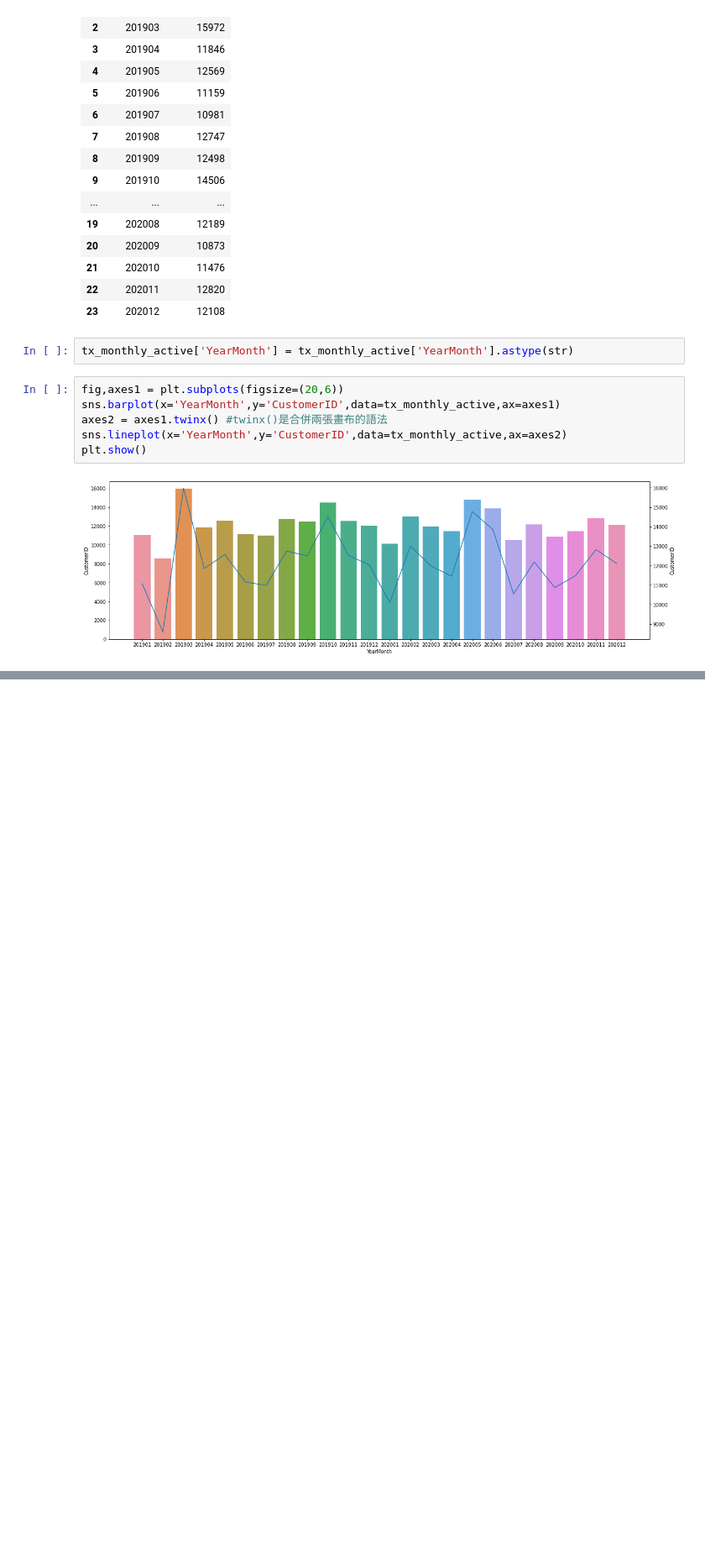
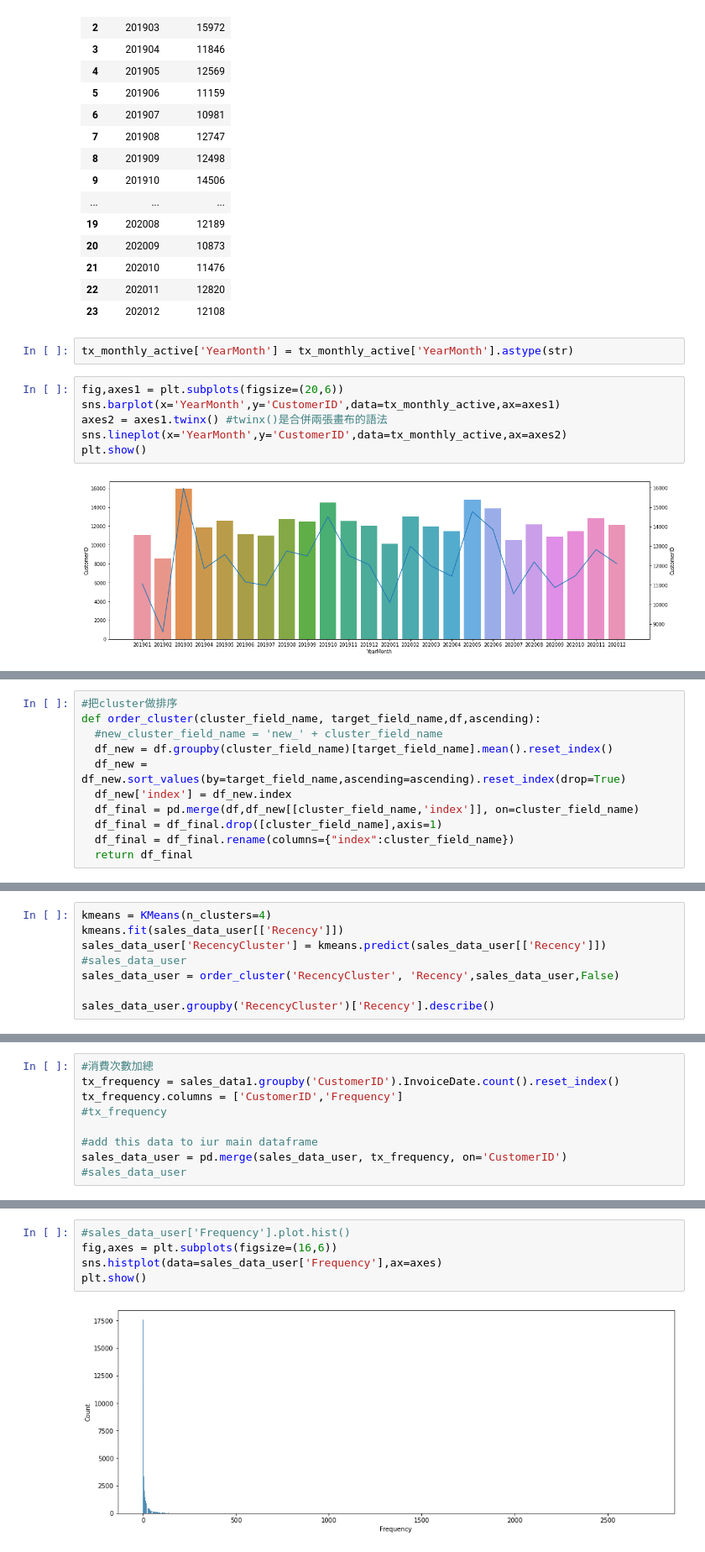
Before and after one commit to 01-slime/EDA, a Jupyter notebook: EDA.ipynb, the cells around one changed output, grey strips where cells are left out. Shown: that part at 84% size. Cells and saved outputs as stored; diff of their text form; blank space fills up the shorter version.

```diff
--- a/EDA.ipynb
+++ b/EDA.ipynb
@@ -936,0 +780,11 @@ plt.show()
+# %%
+#把cluster做排序
+def order_cluster(cluster_field_name, target_field_name,df,ascending):
+  #new_cluster_field_name = 'new_' + cluster_field_name
+  df_new = df.groupby(cluster_field_name)[target_field_name].mean().reset_index()
+  df_new = df_new.sort_values(by=target_field_name,ascending=ascending).reset_index(drop=True)
+  df_new['index'] = df_new.index
+  df_final = pd.merge(df,df_new[[cluster_field_name,'index']], on=cluster_field_name)
+  df_final = df_final.drop([cluster_field_name],axis=1)
+  df_final = df_final.rename(columns={"index":cluster_field_name})
+  return df_final
@@ -936,0 +810,8 @@ plt.show()
+# %%
+kmeans = KMeans(n_clusters=4)
+kmeans.fit(sales_data_user[['Recency']])
+sales_data_user['RecencyCluster'] = kmeans.predict(sales_data_user[['Recency']])
+#sales_data_user
+sales_data_user = order_cluster('RecencyCluster', 'Recency',sales_data_user,False)
+
+sales_data_user.groupby('RecencyCluster')['Recency'].describe()
@@ -936,0 +827,9 @@ plt.show()
+# %%
+#消費次數加總
+tx_frequency = sales_data1.groupby('CustomerID').InvoiceDate.count().reset_index()
+tx_frequency.columns = ['CustomerID','Frequency']
+#tx_frequency
+
+#add this data to iur main dataframe
+sales_data_user = pd.merge(sales_data_user, tx_frequency, on='CustomerID')
+#sales_data_user
@@ -936,0 +850,7 @@ plt.show()
+# %%
+#sales_data_user['Frequency'].plot.hist()
+fig,axes = plt.subplots(figsize=(16,6))
+sns.histplot(data=sales_data_user['Frequency'],ax=axes)
+plt.show()
+# %% [output]
+[figure, added]
```
Also changed, not shown: parts of 63 cells of this notebook.
